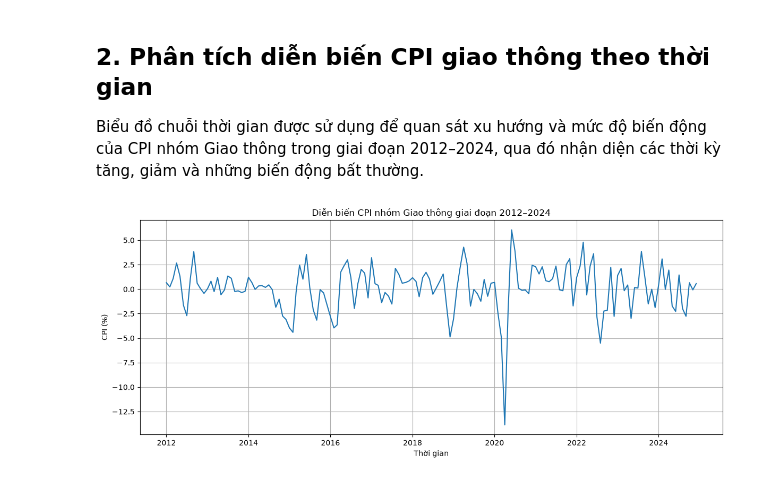
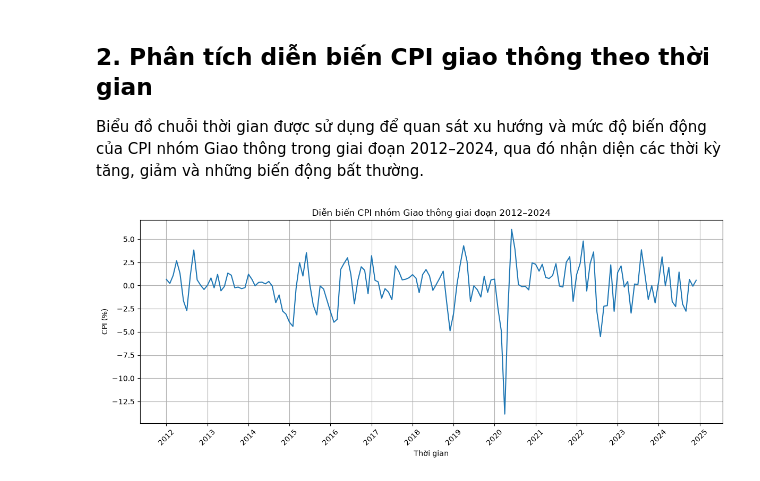
Before and after one commit to phuyen145/vietnam-transportation-cpi-forecasting, a Jupyter notebook: notebooks/07_exploratory_analysis.ipynb, the cells around one changed output. Drawn from its saved outputs; the diff is of its cells as text; code cells hidden in the pictures.

```diff
--- a/notebooks/07_exploratory_analysis.ipynb
+++ b/notebooks/07_exploratory_analysis.ipynb
@@ -75,20 +76,34 @@ dtype: object
 Biểu đồ chuỗi thời gian được sử dụng để quan sát xu hướng và mức độ biến động của CPI nhóm Giao thông trong giai đoạn 2012–2024, qua đó nhận diện các thời kỳ tăng, giảm và những biến động bất thường.
 # %%
 import matplotlib.pyplot as plt
+import matplotlib.dates as mdates
 
 plt.figure(figsize=(12, 5))
 
 plt.plot(
     df["MonthYear"].dt.to_timestamp(),
     df["CPI"]
 )
 
 plt.title("Diễn biến CPI nhóm Giao thông giai đoạn 2012–2024")
 plt.xlabel("Thời gian")
 plt.ylabel("CPI (%)")
+
+ax = plt.gca()
+
+ax.xaxis.set_major_locator(
+    mdates.YearLocator(1)
+)
+
+ax.xaxis.set_major_formatter(
+    mdates.DateFormatter("%Y")
+)
+
+plt.xticks(rotation=45)
+
 plt.grid(True)
 plt.tight_layout()
 
 plt.show()
 # %% [output]
-[figure, old version]
+[figure, new version]
```
Also changed, not shown: parts of 54 cells of this notebook, 10 other files.
